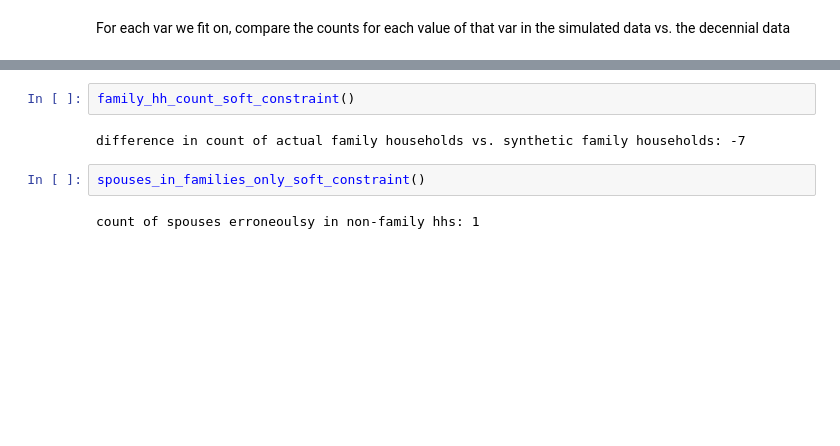
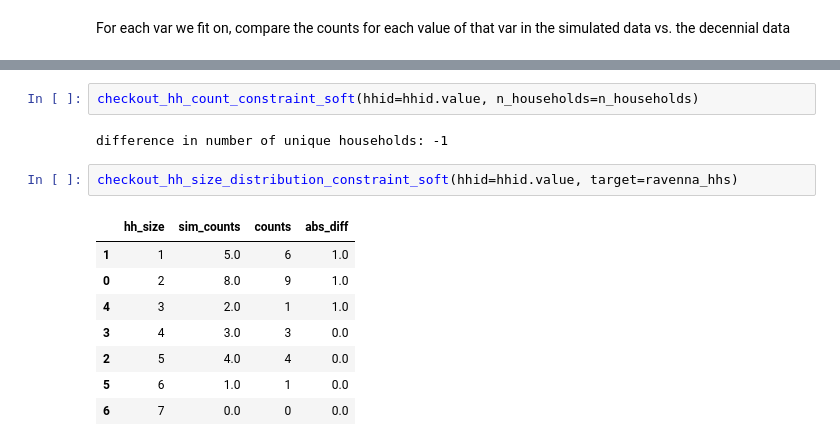
Before and after one commit to beatrixkh/synthetic_pop, a Jupyter notebook: assign_hh_structure/assign_hh_structure_example_ravenna/2020_07_20_mcmc_household_strucure_assignments.ipynb, the cells around one changed output, grey strips where cells are left out. Saved outputs shown, nothing was run; the diff lists cells and outputs as text; blank space fills up the shorter version.

Commit message:
consolidated spouse requirements, edited diagnostic printouts'

```diff
--- a/assign_hh_structure/assign_hh_structure_example_ravenna/2020_07_20_mcmc_household_strucure_assignments.ipynb
+++ b/assign_hh_structure/assign_hh_structure_example_ravenna/2020_07_20_mcmc_household_strucure_assignments.ipynb
@@ -365,8 +291,15 @@ leq_one_spouse_per_hh_soft_constraint()
-# %%
-family_hh_count_soft_constraint()
-# %% [output]
-difference in count of actual family households vs. synthetic family households: -7
-# %%
-spouses_in_families_only_soft_constraint()
-# %% [output]
-count of spouses erroneoulsy in non-family hhs: 1
+# %%
+checkout_hh_count_constraint_soft(hhid=hhid.value, n_households=n_households)
+# %% [output]
+difference in number of unique households: -1
+# %%
+checkout_hh_size_distribution_constraint_soft(hhid=hhid.value, target=ravenna_hhs)
+# %% [output]
+|  | hh_size | sim_counts | counts | abs_diff |
+| 1 | 1 | 5.0 | 6 | 1.0 |
+| 0 | 2 | 8.0 | 9 | 1.0 |
+| 4 | 3 | 2.0 | 1 | 1.0 |
+| 3 | 4 | 3.0 | 3 | 0.0 |
+| 2 | 5 | 4.0 | 4 | 0.0 |
+| 5 | 6 | 1.0 | 1 | 0.0 |
+| 6 | 7 | 0.0 | 0 | 0.0 |
```
Also changed, not shown: parts of 24 cells of this notebook.
